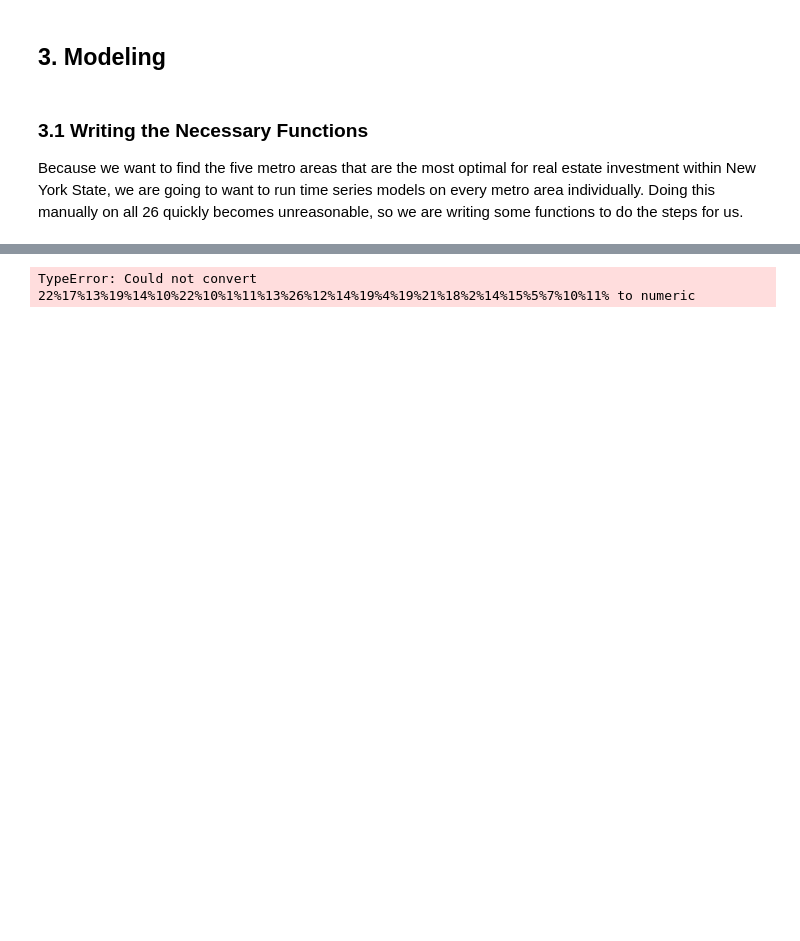
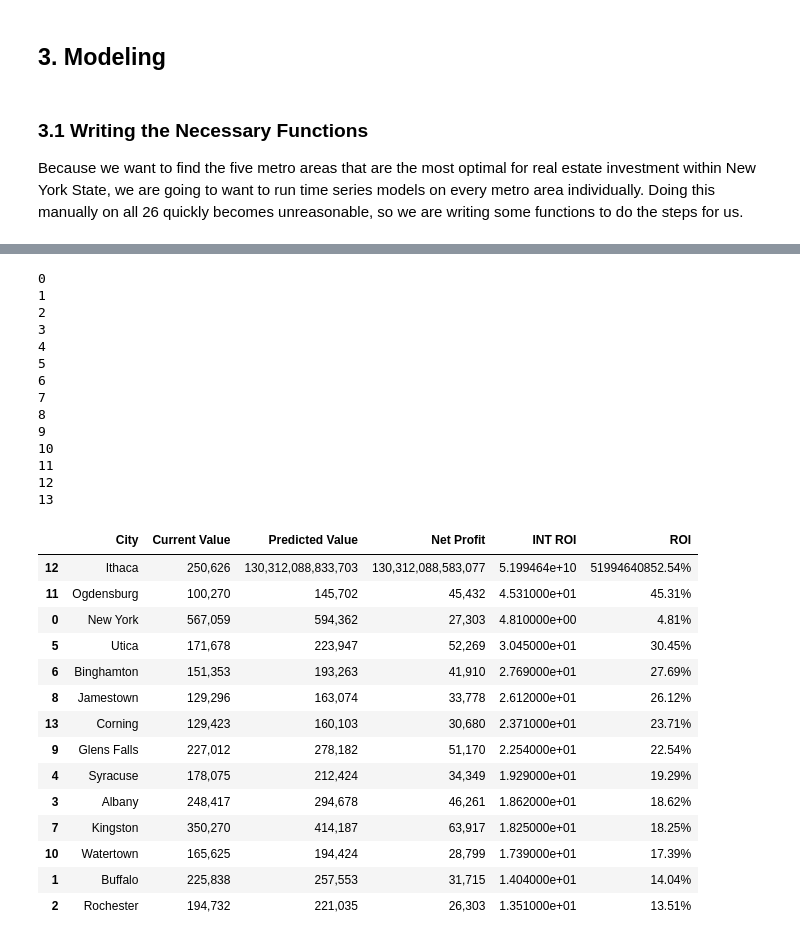
Before and after one commit to MellissaValle/Zillow_Real_Estate_Time_Series_analysis, a Jupyter notebook: Aidan/Aidan's Notebook.ipynb, the cells around one changed output, grey strips where cells are left out. Drawn from its saved outputs; the diff is of its cells as text; code cells hidden in the pictures; blank space fills up the shorter version.

```diff
--- a/Aidan/Aidan's Notebook.ipynb
+++ b/Aidan/Aidan's Notebook.ipynb
@@ -255,3 +321,11 @@ Test set length in years: 2.0
 ### 3.1 Writing the Necessary Functions
 
 Because we want to find the five metro areas that are the most optimal for real estate investment within New York State, we are going to want to run time series models on every metro area individually. Doing this manually on all 26 quickly becomes unreasonable, so we are writing some functions to do the steps for us.
+# %%
+def log_transform(series_i):
+
+    '''Takes in a series and returns the log transformed version of that series'''
+
+    log_transformed = np.log(series_i)
+    dropped_nans = log_transformed.dropna()
+    return dropped_nans
@@ -257,0 +355,22 @@ Because we want to find the five metro areas that are the most optimal for real
+# %%
+def run_arima_model(i, steps, df):
+
+    '''This function takes i, representing the index of one of our time series,
+    steps, which is the number of periods after the end of the
+    sample you want to make a prediction for, and df, the dataframe the series
+    is stored in. It log transforms the series, runs run_auto_arima, gets the
+    forecast from the fit model, and inverse log transforms that forecast series
+    back into the original units.'''
+
+    series = df.iloc[:, i:i+1]
+
+    name = series.columns[0]
+
+    log_series = log_transform(series)
+
+    model = run_auto_arima(log_series)
+
+    log_forecast = model.get_forecast(steps)
+    forecast_series = e ** log_forecast.summary_frame()
+
+    return name, series, forecast_series
@@ -407,4 +502,34 @@ eval_df
 # %%
-average_error = eval_df['Error'].sum()
+recommendation_df = generate_one_year_predictions(df_2012)
+
+recommendation_df
 # %% [output]
-TypeError: Could not convert 22%17%13%19%14%10%22%10%1%11%13%26%12%14%19%4%19%21%18%2%14%15%5%7%10%11% to numeric
+0
+1
+2
+3
+4
+5
+6
+7
+8
+9
+10
+11
+12
+13
+|  | City | Current Value | Predicted Value | Net Profit | INT ROI | ROI |
+| 12 | Ithaca | 250,626 | 130,312,088,833,703 | 130,312,088,583,077 | 5.199464e+10 | 51994640852.54% |
+| 11 | Ogdensburg | 100,270 | 145,702 | 45,432 | 4.531000e+01 | 45.31% |
+| 0 | New York | 567,059 | 594,362 | 27,303 | 4.810000e+00 | 4.81% |
+| 5 | Utica | 171,678 | 223,947 | 52,269 | 3.045000e+01 | 30.45% |
+| 6 | Binghamton | 151,353 | 193,263 | 41,910 | 2.769000e+01 | 27.69% |
+| 8 | Jamestown | 129,296 | 163,074 | 33,778 | 2.612000e+01 | 26.12% |
+| 13 | Corning | 129,423 | 160,103 | 30,680 | 2.371000e+01 | 23.71% |
+| 9 | Glens Falls | 227,012 | 278,182 | 51,170 | 2.254000e+01 | 22.54% |
+| 4 | Syracuse | 178,075 | 212,424 | 34,349 | 1.929000e+01 | 19.29% |
+| 3 | Albany | 248,417 | 294,678 | 46,261 | 1.862000e+01 | 18.62% |
+| 7 | Kingston | 350,270 | 414,187 | 63,917 | 1.825000e+01 | 18.25% |
+| 10 | Watertown | 165,625 | 194,424 | 28,799 | 1.739000e+01 | 17.39% |
+| 1 | Buffalo | 225,838 | 257,553 | 31,715 | 1.404000e+01 | 14.04% |
+| 2 | Rochester | 194,732 | 221,035 | 26,303 | 1.351000e+01 | 13.51% |
```
Also changed, not shown: parts of 12 cells of this notebook.
